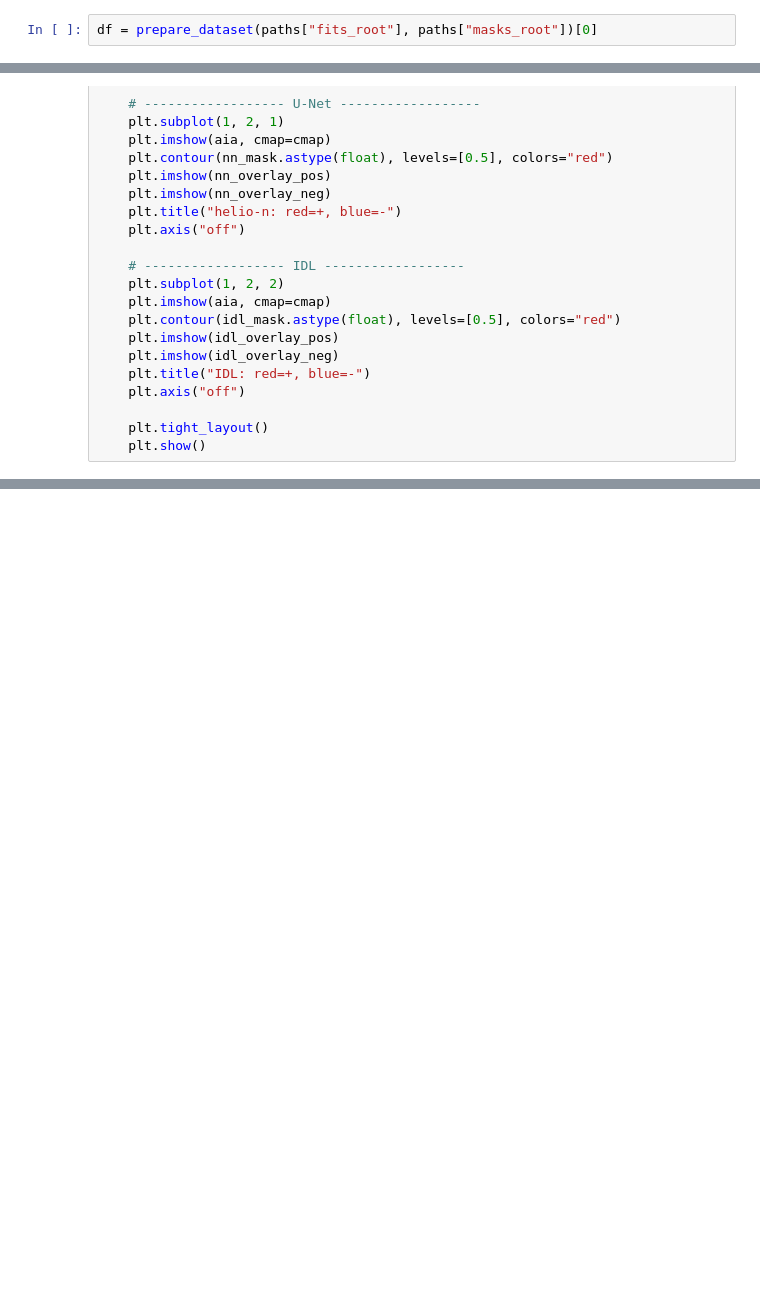
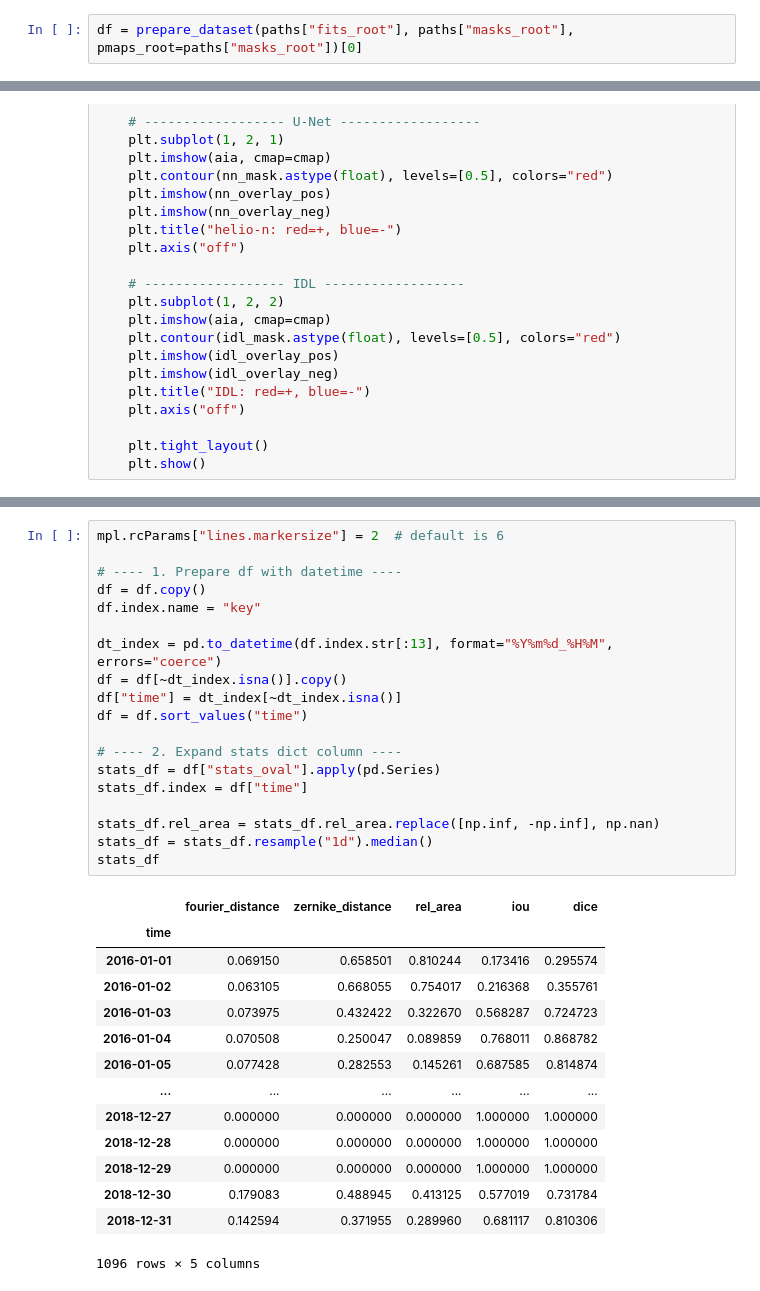
Before and after one commit to oscu0/helio-n, a Jupyter notebook: CH Mask Generator.ipynb, the cells around one changed output, grey strips where cells are left out. Drawn from its saved outputs; the diff is of its cells as text; blank space fills up the shorter version.

```diff
--- a/CH Mask Generator.ipynb
+++ b/CH Mask Generator.ipynb
@@ -26,7 +33,7 @@ pd.set_option("display.width", 1000)
 # %% [markdown]
 # Data Processing
 # %%
-df = prepare_dataset(paths["fits_root"], paths["masks_root"])[0]
+df = prepare_dataset(paths["fits_root"], paths["masks_root"], pmaps_root=paths["masks_root"])[0]
 # %% [output]
 ⚠ Duplicate keys in FITS:
                  key                                          fits_path
@@ -448,0 +499,34 @@ OSError: image file is truncated (66 bytes not processed)
+# %%
+mpl.rcParams["lines.markersize"] = 2  # default is 6
+
+# ---- 1. Prepare df with datetime ----
+df = df.copy()
+df.index.name = "key"
+
+dt_index = pd.to_datetime(df.index.str[:13], format="%Y%m%d_%H%M", errors="coerce")
+df = df[~dt_index.isna()].copy()
+df["time"] = dt_index[~dt_index.isna()]
+df = df.sort_values("time")
+
+# ---- 2. Expand stats dict column ----
+stats_df = df["stats_oval"].apply(pd.Series)
+stats_df.index = df["time"]
+
+stats_df.rel_area = stats_df.rel_area.replace([np.inf, -np.inf], np.nan)
+stats_df = stats_df.resample("1d").median()
+stats_df
+# %% [output]
+|  | fourier_distance | zernike_distance | rel_area | iou | dice |
+| time |  |  |  |  |  |
+| 2016-01-01 | 0.069150 | 0.658501 | 0.810244 | 0.173416 | 0.295574 |
+| 2016-01-02 | 0.063105 | 0.668055 | 0.754017 | 0.216368 | 0.355761 |
+| 2016-01-03 | 0.073975 | 0.432422 | 0.322670 | 0.568287 | 0.724723 |
+| 2016-01-04 | 0.070508 | 0.250047 | 0.089859 | 0.768011 | 0.868782 |
+| 2016-01-05 | 0.077428 | 0.282553 | 0.145261 | 0.687585 | 0.814874 |
+| ... | ... | ... | ... | ... | ... |
+| 2018-12-27 | 0.000000 | 0.000000 | 0.000000 | 1.000000 | 1.000000 |
+| 2018-12-28 | 0.000000 | 0.000000 | 0.000000 | 1.000000 | 1.000000 |
+| 2018-12-29 | 0.000000 | 0.000000 | 0.000000 | 1.000000 | 1.000000 |
+| 2018-12-30 | 0.179083 | 0.488945 | 0.413125 | 0.577019 | 0.731784 |
+| 2018-12-31 | 0.142594 | 0.371955 | 0.289960 | 0.681117 | 0.810306 |
+1096 rows × 5 columns
```
Also changed, not shown: parts of 19 cells of this notebook.
